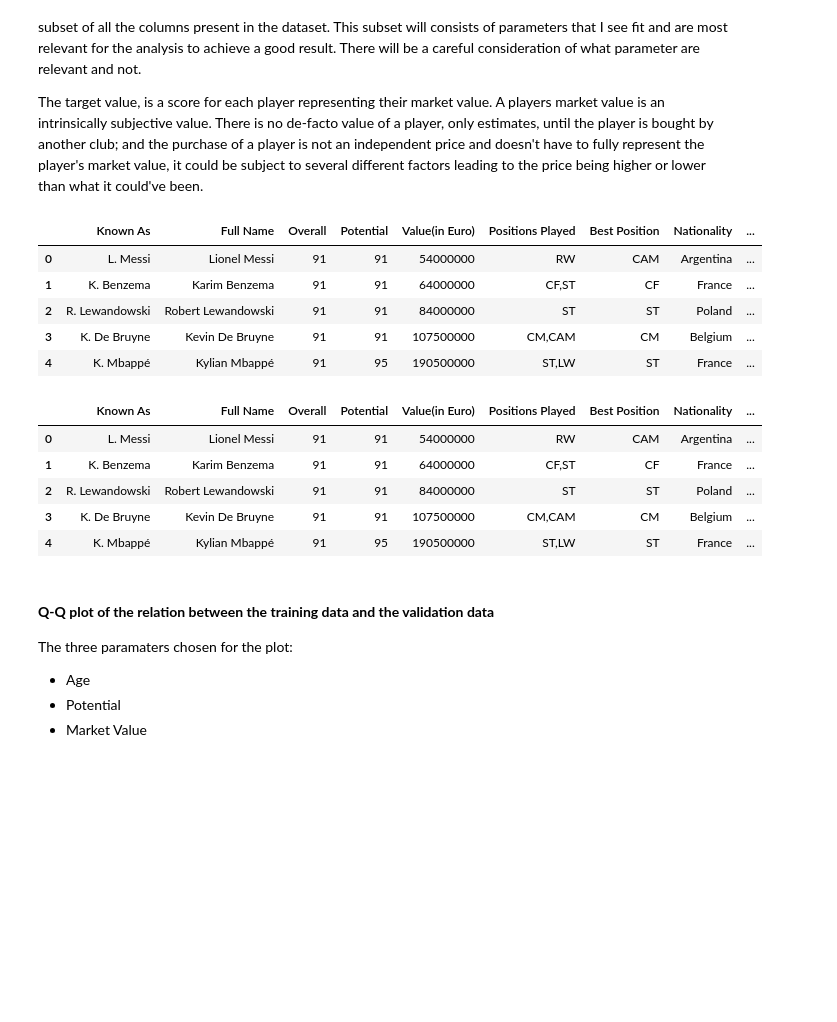
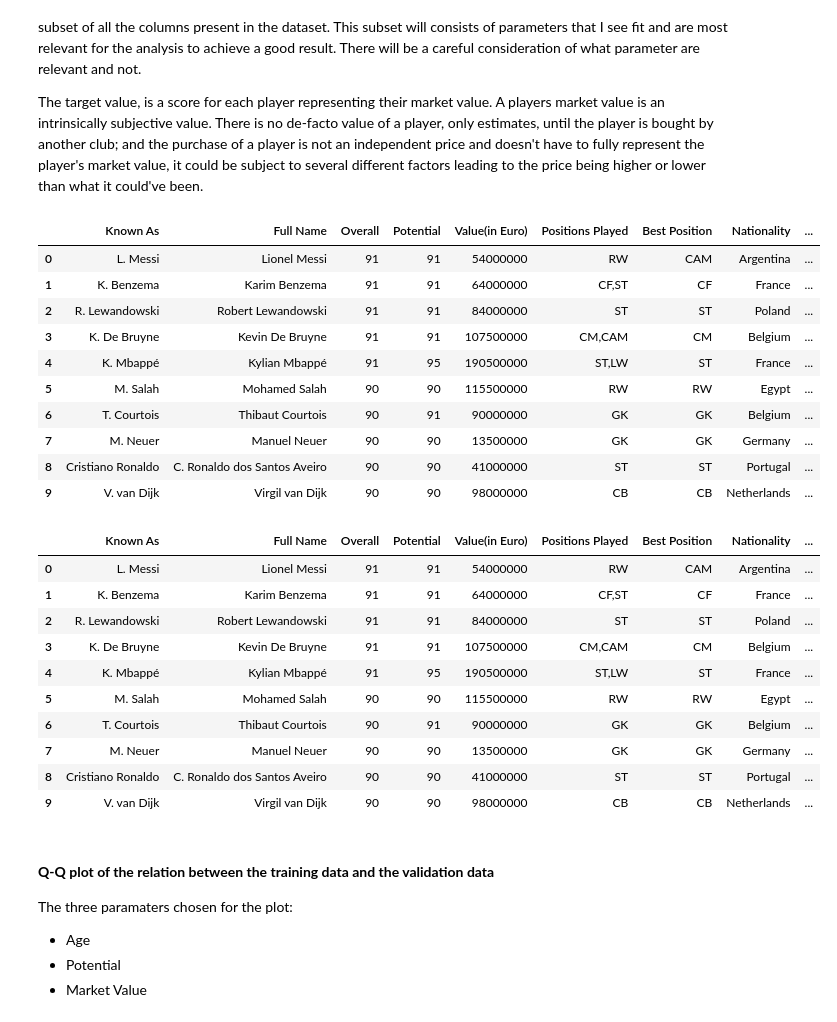
Before and after one commit to ValterMiari/Stats, a Jupyter notebook: Project/project_fifa.ipynb, the cells around one changed output. Cells and saved outputs as stored; diff of their text form; code cells hidden in the pictures; blank space fills up the shorter version.

```diff
--- a/Project/project_fifa.ipynb
+++ b/Project/project_fifa.ipynb
@@ -15,24 +15,32 @@ The target value, is a score for each player representing their market value. A
 # %%
 # Importing libraries and downloading data
 import numpy as np
 import pandas as pd
-import matplotlib.pyplot as plt
 import scipy.stats as ss
 pd.set_option('display.max_columns', None)
 
+import matplotlib.pyplot as plt
+plt.style.use('Solarize_Light2')
+import seaborn as sns
+
 data = pd.read_csv('FIFA_23_Players_Data.csv')
-data.head()
+data.head(10)
 # %% [output]
 |  | Known As | Full Name | Overall | Potential | Value(in Euro) | Positions Played | Best Position | Nationality | ... |
 | 0 | L. Messi | Lionel Messi | 91 | 91 | 54000000 | RW | CAM | Argentina | ... |
 | 1 | K. Benzema | Karim Benzema | 91 | 91 | 64000000 | CF,ST | CF | France | ... |
 | 2 | R. Lewandowski | Robert Lewandowski | 91 | 91 | 84000000 | ST | ST | Poland | ... |
 | 3 | K. De Bruyne | Kevin De Bruyne | 91 | 91 | 107500000 | CM,CAM | CM | Belgium | ... |
 | 4 | K. Mbappé | Kylian Mbappé | 91 | 95 | 190500000 | ST,LW | ST | France | ... |
+| 5 | M. Salah | Mohamed Salah | 90 | 90 | 115500000 | RW | RW | Egypt | ... |
+| 6 | T. Courtois | Thibaut Courtois | 90 | 91 | 90000000 | GK | GK | Belgium | ... |
+| 7 | M. Neuer | Manuel Neuer | 90 | 90 | 13500000 | GK | GK | Germany | ... |
+| 8 | Cristiano Ronaldo | C. Ronaldo dos Santos Aveiro | 90 | 90 | 41000000 | ST | ST | Portugal | ... |
+| 9 | V. van Dijk | Virgil van Dijk | 90 | 90 | 98000000 | CB | CB | Netherlands | ... |
 # %%
 # Dropping the columns that are not needed
 data.drop(columns=['Image Link', 'On Loan', 'National Team Image Link'], inplace=True)
-data.head(5)
+data.head(10)
 # %% [output]
 |  | Known As | Full Name | Overall | Potential | Value(in Euro) | Positions Played | Best Position | Nationality | ... |
 | 0 | L. Messi | Lionel Messi | 91 | 91 | 54000000 | RW | CAM | Argentina | ... |
@@ -40,6 +48,11 @@ data.head(5)
 | 2 | R. Lewandowski | Robert Lewandowski | 91 | 91 | 84000000 | ST | ST | Poland | ... |
 | 3 | K. De Bruyne | Kevin De Bruyne | 91 | 91 | 107500000 | CM,CAM | CM | Belgium | ... |
 | 4 | K. Mbappé | Kylian Mbappé | 91 | 95 | 190500000 | ST,LW | ST | France | ... |
+| 5 | M. Salah | Mohamed Salah | 90 | 90 | 115500000 | RW | RW | Egypt | ... |
+| 6 | T. Courtois | Thibaut Courtois | 90 | 91 | 90000000 | GK | GK | Belgium | ... |
+| 7 | M. Neuer | Manuel Neuer | 90 | 90 | 13500000 | GK | GK | Germany | ... |
+| 8 | Cristiano Ronaldo | C. Ronaldo dos Santos Aveiro | 90 | 90 | 41000000 | ST | ST | Portugal | ... |
+| 9 | V. van Dijk | Virgil van Dijk | 90 | 90 | 98000000 | CB | CB | Netherlands | ... |
 # %% [markdown]
 #### **Q-Q plot of the relation between the training data and the validation data**
 The three paramaters chosen for the plot:
```
Also changed, not shown: parts of 31 cells of this notebook, 1 other file.
